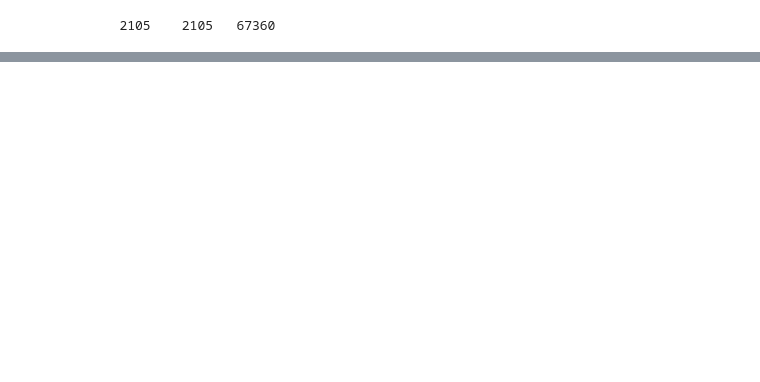
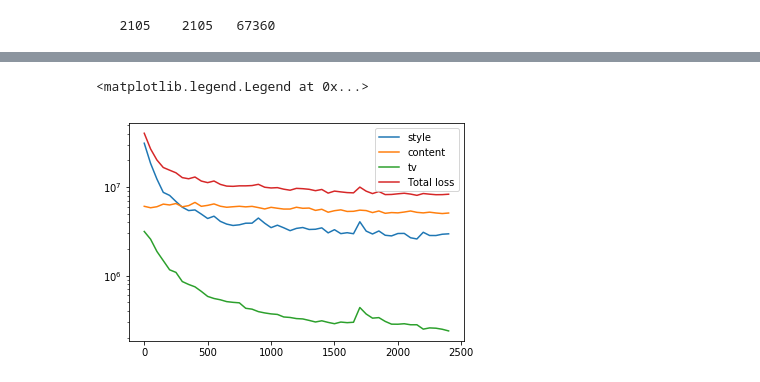
Before and after one commit to eugeneh101/fast-style-transfer, a Jupyter notebook: Training_Style_Model_CPU_vs_GPU_on_Small_Dataset.ipynb, the cells around one changed output, grey strips where cells are left out. Saved outputs shown, nothing was run; the diff lists cells and outputs as text; code cells hidden in the pictures; blank space fills up the shorter version.

```diff
--- a/Training_Style_Model_CPU_vs_GPU_on_Small_Dataset.ipynb
+++ b/Training_Style_Model_CPU_vs_GPU_on_Small_Dataset.ipynb
@@ -140,0 +192,21 @@ sys     74m2.732s
+# %%
+import pandas as pd
+import matplotlib.pyplot as plt
+%matplotlib inline
+from collections import OrderedDict
+
+
+with open('test_dir_replicate/runtime_replicate.txt') as f: ## hard coded file name
+    data = f.read().splitlines()
+    useful_lines = [line for line in data if "Loss values" in line]
+    key_value_tups = (OrderedDict(element.split(' = ') for element in line.replace("Loss values: ", "").split('; '))
+                      for line in useful_lines)
+    structured_data_loss = pd.DataFrame(key_value_tups).astype('float')
+    structured_data_loss.set_index(structured_data_loss.index * 50, inplace=True) ### hard coded to 50 iterations
+
+structured_data_loss.plot(logy=True)
+structured_data_loss.sum(axis=1).plot(logy=True, label='Total loss')
+plt.legend()
+# %% [output]
+<matplotlib.legend.Legend at 0x...>
+[figure, added]
```
Also changed, not shown: parts of 7 cells of this notebook.
